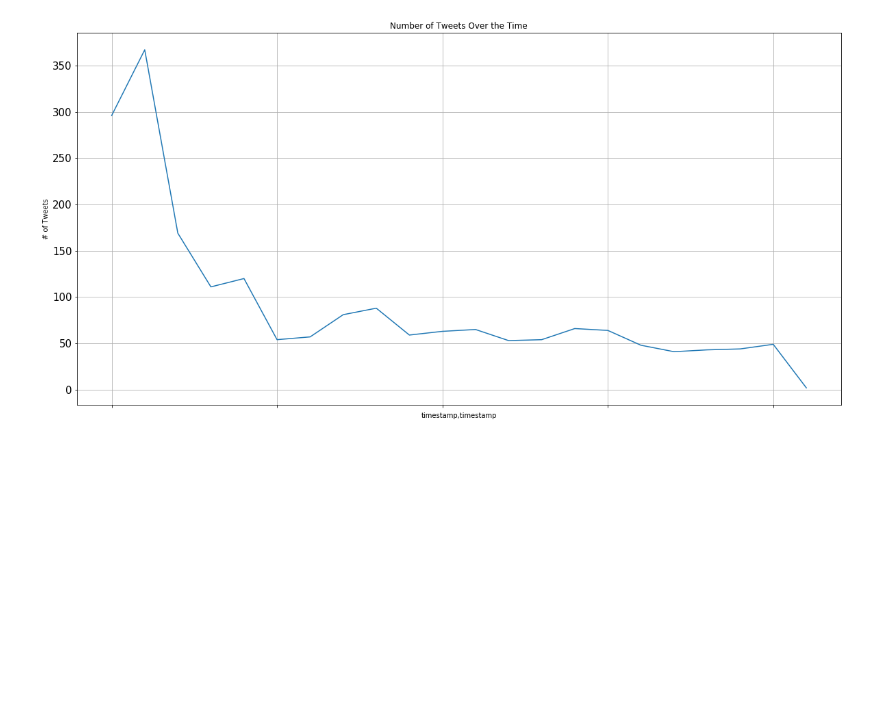
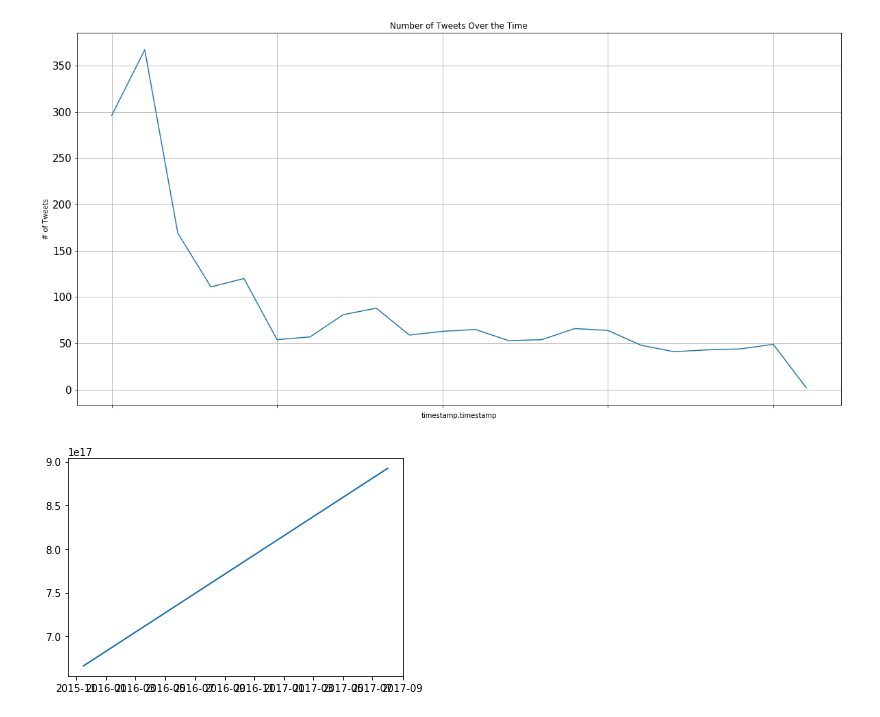
Before and after one commit to Alyahya-A/wrangle-and-analyze-data, a Jupyter notebook: wrangle_act.ipynb, the cells around one changed output. Drawn from its saved outputs; the diff is of its cells as text; code cells hidden in the pictures; blank space fills up the shorter version.

```diff
--- a/wrangle_act.ipynb
+++ b/wrangle_act.ipynb
@@ -1033,6 +1035,11 @@ temp_df.plot(kind='line', figsize=(20,10),grid=True, fontsize =15,
 plt.show()
 # %% [output]
 [figure]
+# %%
+plt.plot(f_df['timestamp'], f_df['tweet_id'])
+plt.show()
+# %% [output]
+[figure, added]
 # %%
 temp_df = f_df.name.value_counts()[1:11]
 
```
Also changed, not shown: parts of 7 cells of this notebook.
